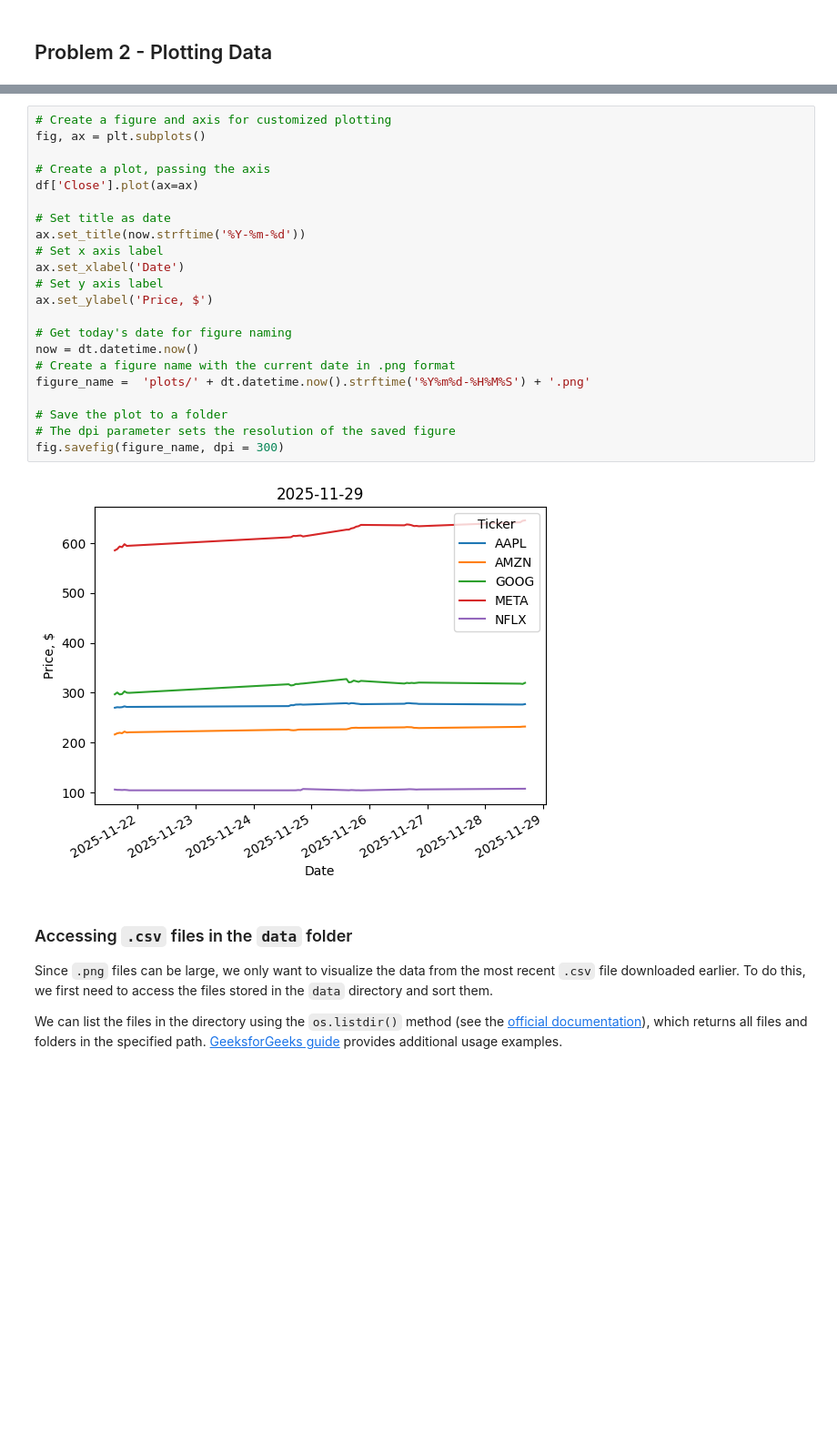
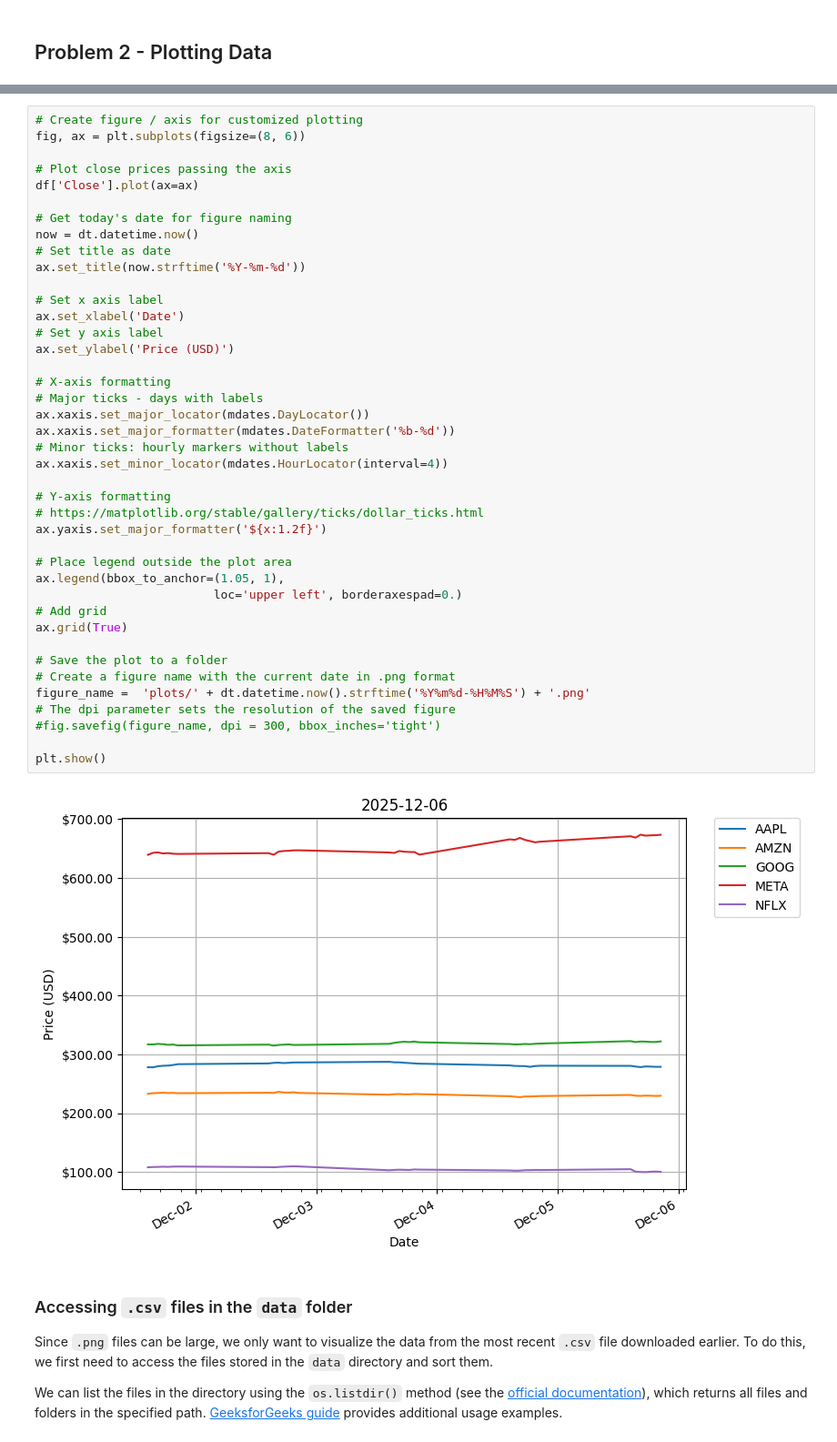
Before and after one commit to Oksyyy/computer-infrastructure, a Jupyter notebook: problems.ipynb, the cells around one changed output, grey strips where cells are left out. Shown: that part at 91% size. Cells and saved outputs as stored; diff of their text form; blank space fills up the shorter version.

```diff
--- a/problems.ipynb
+++ b/problems.ipynb
@@ -124,27 +129,46 @@ We can also control the image quality by adjusting the `dpi` parameter; however,
 # %%
-# Create a figure and axis for customized plotting
-fig, ax = plt.subplots()
+# Create figure / axis for customized plotting
+fig, ax = plt.subplots(figsize=(8, 6))
 
-# Create a plot, passing the axis
+# Plot close prices passing the axis
 df['Close'].plot(ax=ax)
 
+# Get today's date for figure naming
+now = dt.datetime.now()
 # Set title as date
 ax.set_title(now.strftime('%Y-%m-%d'))
+
 # Set x axis label
 ax.set_xlabel('Date')
 # Set y axis label
-ax.set_ylabel('Price, $')
+ax.set_ylabel('Price (USD)')
 
-# Get today's date for figure naming
-now = dt.datetime.now()
+# X-axis formatting
+# Major ticks - days with labels
+ax.xaxis.set_major_locator(mdates.DayLocator())
+ax.xaxis.set_major_formatter(mdates.DateFormatter('%b-%d'))
+# Minor ticks: hourly markers without labels
+ax.xaxis.set_minor_locator(mdates.HourLocator(interval=4))
+
+# Y-axis formatting
+# https://matplotlib.org/stable/gallery/ticks/dollar_ticks.html
+ax.yaxis.set_major_formatter('${x:1.2f}')
+
+# Place legend outside the plot area
+ax.legend(bbox_to_anchor=(1.05, 1),
+                         loc='upper left', borderaxespad=0.)
+# Add grid
+ax.grid(True)
+
+# Save the plot to a folder
 # Create a figure name with the current date in .png format
 figure_name =  'plots/' + dt.datetime.now().strftime('%Y%m%d-%H%M%S') + '.png'
+# The dpi parameter sets the resolution of the saved figure
+#fig.savefig(figure_name, dpi = 300, bbox_inches='tight')
 
-# Save the plot to a folder
-# The dpi parameter sets the resolution of the saved figure
-fig.savefig(figure_name, dpi = 300)
+plt.show()
 # %% [output]
-[figure, old version]
+[figure, new version]
 # %% [markdown]
 ### Accessing `.csv` files in the `data` folder
 
```
Also changed, not shown: parts of 19 cells of this notebook, 7 other files.
